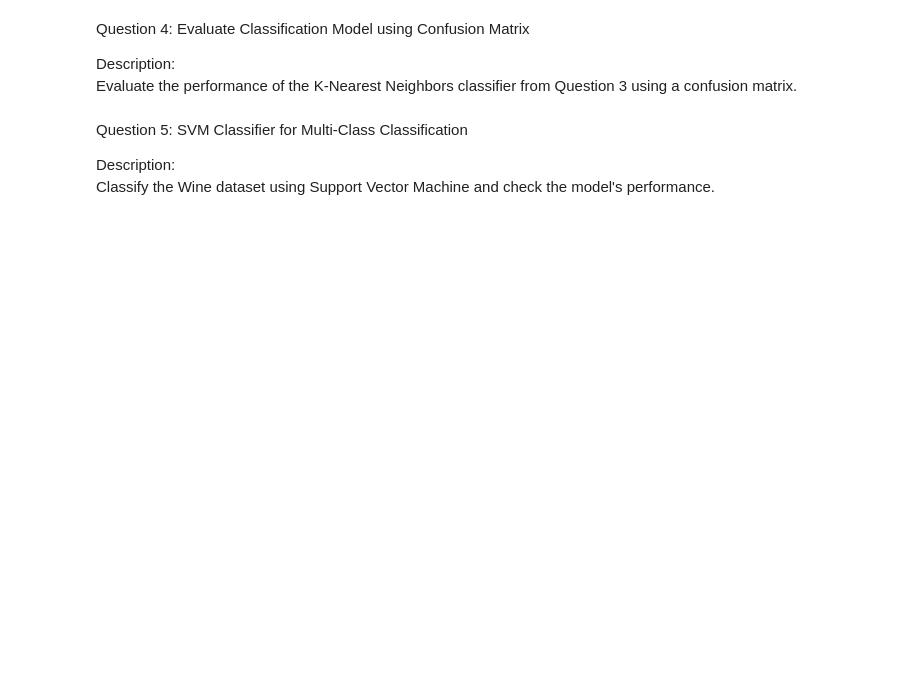
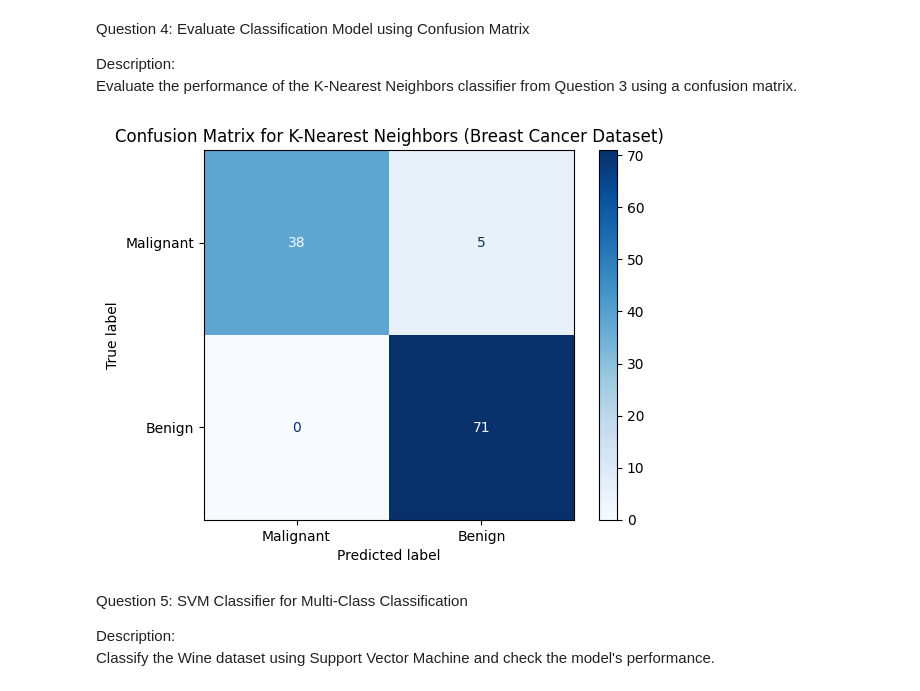
Before and after one commit to Harsha-H-G/AI---ML, a Jupyter notebook: src/Module 5/Introduction to Classification Algorithms/q1.ipynb, the cells around one changed output. Cells and saved outputs as stored; diff of their text form; code cells hidden in the pictures; blank space fills up the shorter version.

```diff
--- a/src/Module 5/Introduction to Classification Algorithms/q1.ipynb
+++ b/src/Module 5/Introduction to Classification Algorithms/q1.ipynb
@@ -49,0 +105,24 @@ Use K-Nearest Neighbors to classify the Breast Cancer dataset into two classes:
+# %%
+# K-Nearest Neighbors for Binary Classification on the Breast Cancer dataset
+
+from sklearn.datasets import load_breast_cancer
+from sklearn.neighbors import KNeighborsClassifier
+from sklearn.model_selection import train_test_split
+from sklearn.metrics import accuracy_score, classification_report
+
+# Load the Breast Cancer dataset
+cancer = load_breast_cancer()
+X = cancer.data
+y = cancer.target  # 0 = malignant, 1 = benign
+
+# Split into train and test sets
+X_train, X_test, y_train, y_test = train_test_split(X, y, test_size=0.2, random_state=42)
+
+# Train K-Nearest Neighbors classifier
+knn = KNeighborsClassifier(n_neighbors=5)
+knn.fit(X_train, y_train)
+
+# Predict and evaluate
+y_pred = knn.predict(X_test)
+print("Accuracy:", accuracy_score(y_test, y_pred))
+print("Classification Report:\n", classification_report(y_test, y_pred, target_names=cancer.target_names))
@@ -58,3 +146,17 @@ confusion matrix.
+# %%
+# Evaluate the performance of the K-Nearest Neighbors classifier using a confusion matrix
+
+from sklearn.metrics import confusion_matrix, ConfusionMatrixDisplay
+import matplotlib.pyplot as plt
+
+# y_test and y_pred should be from the KNN model in Question 3
+cm = confusion_matrix(y_test, y_pred)
+disp = ConfusionMatrixDisplay(confusion_matrix=cm, display_labels=['Malignant', 'Benign'])
+disp.plot(cmap='Blues')
+plt.title("Confusion Matrix for K-Nearest Neighbors (Breast Cancer Dataset)")
+plt.show()
+# %% [output]
+[figure, added]
 # %% [markdown]
 Question 5: SVM Classifier for Multi-Class Classification<br>
 
```
Also changed, not shown: parts of 18 cells of this notebook, 1 other file.
